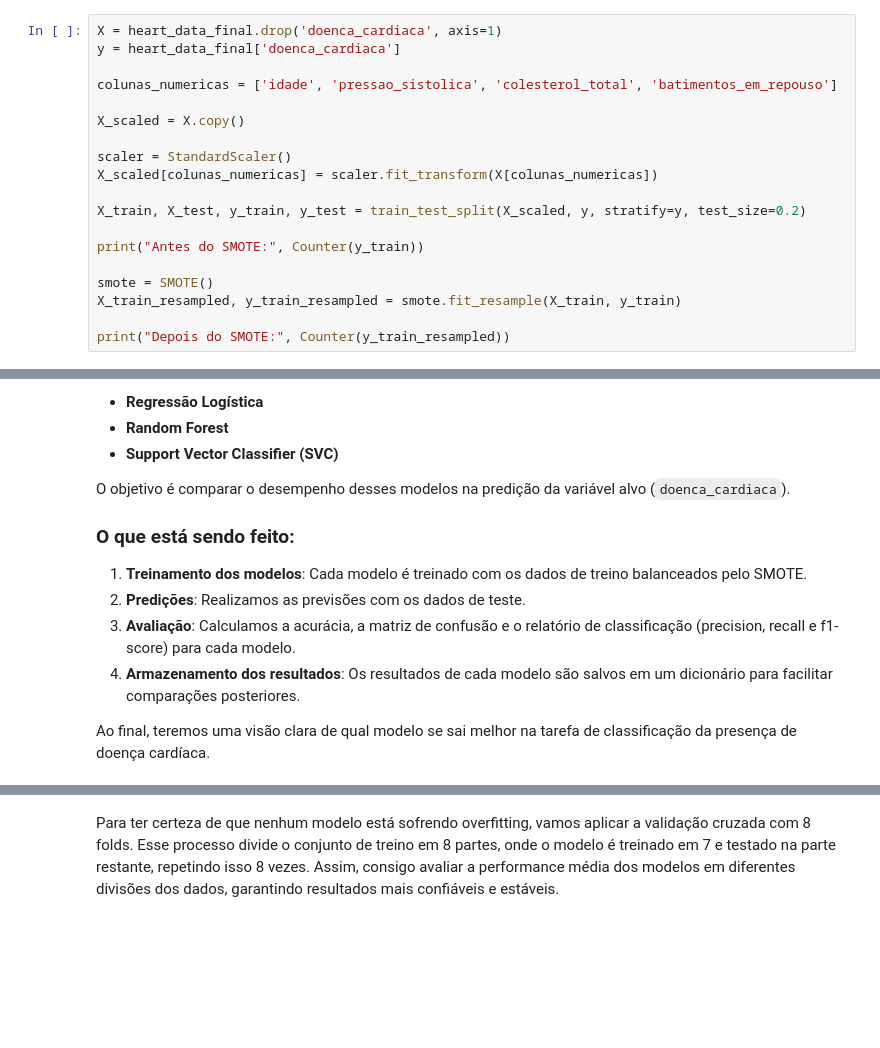
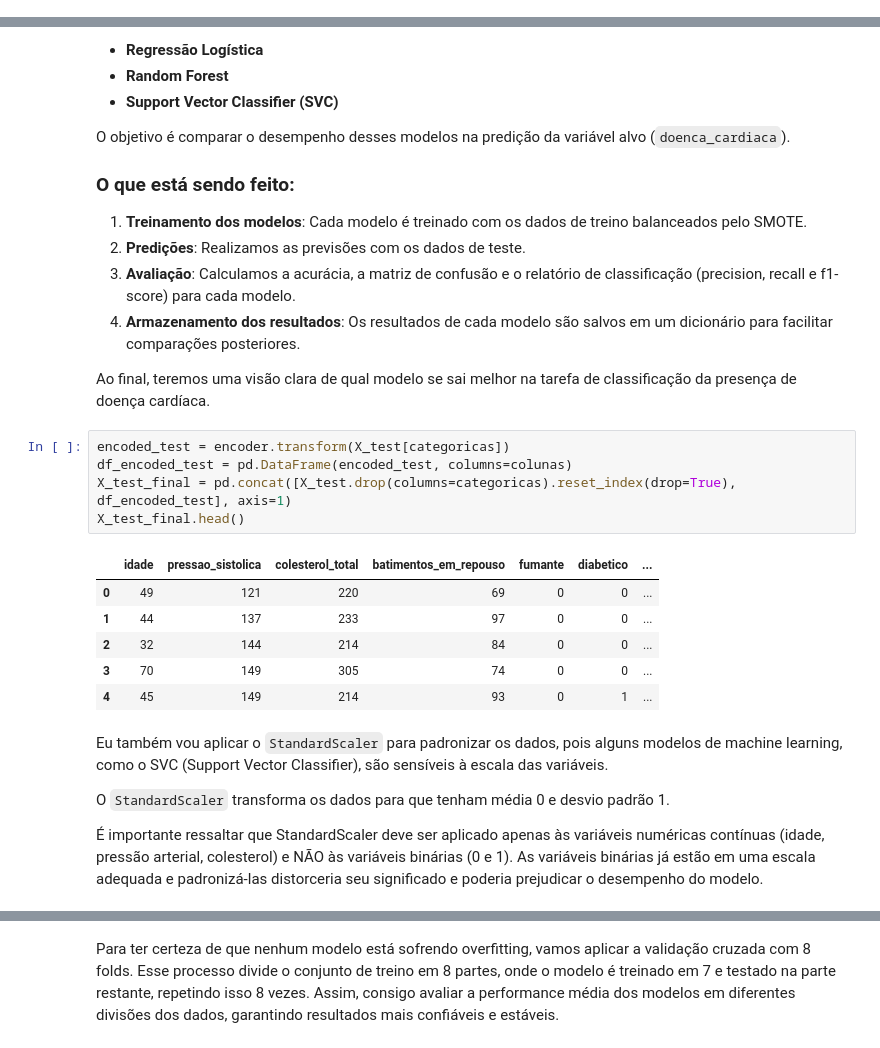
Before and after one commit to giovani-bruno/prever_doenca_cardiaca, a Jupyter notebook: heart_disease.ipynb, the cells around one changed output, grey strips where cells are left out. Drawn from its saved outputs; the diff is of its cells as text; blank space fills up the shorter version.

```diff
--- a/heart_disease.ipynb
+++ b/heart_disease.ipynb
@@ -423,19 +415,0 @@ O `StandardScaler` transforma os dados para que tenham média 0 e desvio padrão
-# %%
-X = heart_data_final.drop('doenca_cardiaca', axis=1)
-y = heart_data_final['doenca_cardiaca']
-
-colunas_numericas = ['idade', 'pressao_sistolica', 'colesterol_total', 'batimentos_em_repouso']
-
-X_scaled = X.copy()
-
-scaler = StandardScaler()
-X_scaled[colunas_numericas] = scaler.fit_transform(X[colunas_numericas])
-
-X_train, X_test, y_train, y_test = train_test_split(X_scaled, y, stratify=y, test_size=0.2)
-
-print("Antes do SMOTE:", Counter(y_train))
-
-smote = SMOTE()
-X_train_resampled, y_train_resampled = smote.fit_resample(X_train, y_train)
-
-print("Depois do SMOTE:", Counter(y_train_resampled))
@@ -463,3 +432,21 @@ O objetivo é comparar o desempenho desses modelos na predição da variável al
 4. **Armazenamento dos resultados**: Os resultados de cada modelo são salvos em um dicionário para facilitar comparações posteriores.
 
 Ao final, teremos uma visão clara de qual modelo se sai melhor na tarefa de classificação da presença de doença cardíaca.
+# %%
+encoded_test = encoder.transform(X_test[categoricas])
+df_encoded_test = pd.DataFrame(encoded_test, columns=colunas)
+X_test_final = pd.concat([X_test.drop(columns=categoricas).reset_index(drop=True), df_encoded_test], axis=1)
+X_test_final.head()
+# %% [output]
+|  | idade | pressao_sistolica | colesterol_total | batimentos_em_repouso | fumante | diabetico | ... |
+| 0 | 49 | 121 | 220 | 69 | 0 | 0 | ... |
+| 1 | 44 | 137 | 233 | 97 | 0 | 0 | ... |
+| 2 | 32 | 144 | 214 | 84 | 0 | 0 | ... |
+| 3 | 70 | 149 | 305 | 74 | 0 | 0 | ... |
+| 4 | 45 | 149 | 214 | 93 | 0 | 1 | ... |
+# %% [markdown]
+Eu também vou aplicar o `StandardScaler` para padronizar os dados, pois alguns modelos de machine learning, como o SVC (Support Vector Classifier), são sensíveis à escala das variáveis.
+
+O `StandardScaler` transforma os dados para que tenham média 0 e desvio padrão 1.
+
+É importante ressaltar que StandardScaler deve ser aplicado apenas às variáveis numéricas contínuas (idade, pressão arterial, colesterol) e NÃO às variáveis binárias (0 e 1). As variáveis binárias já estão em uma escala adequada e padronizá-las distorceria seu significado e poderia prejudicar o desempenho do modelo.
```
Also changed, not shown: parts of 25 cells of this notebook, 2 other files.
